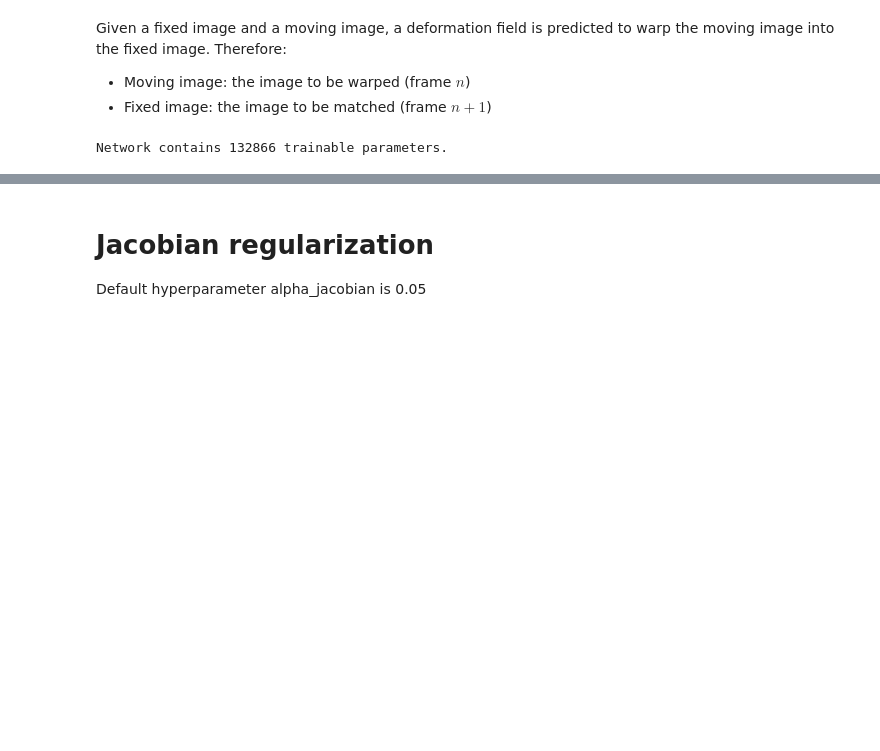
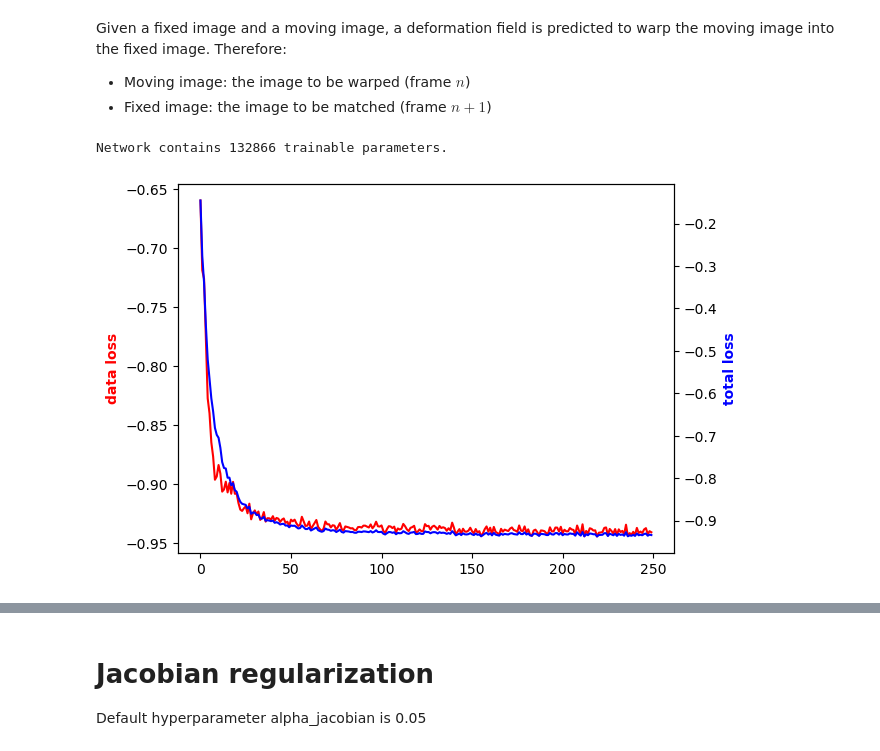
Before and after one commit to matteo-tafuro/IDIR-2D-echocardiograms, a Jupyter notebook: IDIR/CAMUS.ipynb, the cells around one changed output, grey strips where cells are left out. Drawn from its saved outputs; the diff is of its cells as text; code cells hidden in the pictures; blank space fills up the shorter version.

```diff
--- a/IDIR/CAMUS.ipynb
+++ b/IDIR/CAMUS.ipynb
@@ -38,43 +38,52 @@ fixed_img = torch.FloatTensor(fixed_img)
 # %%
 from utils import general
 from models import models
 
 out_dir = "prova"
 
 kwargs = {}
 kwargs["verbose"] = True
-kwargs["save_model"] = True
+kwargs["save_model"] = False
+# kwargs["save_folder"] = os.path.join(out_dir, patient_name + '_' + view)
 
-kwargs["hyper_regularization"] = False # fx the volume computation, the rest should be ok
+kwargs["jacobian_regularization"] = True
+kwargs["alpha_jacobian"] = 0.05 # default is 0.05
 
-kwargs["jacobian_regularization"] = True # this should work. try changing alpha_jacobian
-kwargs["alpha_jacobian"] = 2.5 # default is 0.05
-
-kwargs["bending_regularization"] = True # this should work. try changing alpha_bending
-kwargs["alpha_bending"] = 1 # default is 10
+kwargs["bending_regularization"] = True
+kwargs["alpha_bending"] = 2 # default is 10
 
 kwargs["network_type"] = "SIREN"  # Options are "MLP" and "SIREN"
-kwargs["save_folder"] = os.path.join(out_dir, patient_name + '_' + view)
-kwargs["mask"] = None
-kwargs["batch_size"] = 1000
-kwargs["omega"] = 16
 
-kwargs["epochs"] = 500
+# make a binary map where moving_img > 10
+mask = moving_img > 10
+
+kwargs["mask"] = mask
+kwargs["batch_size"] = 4000
+kwargs["omega"] = 80
+kwargs["epochs"] = 250
+
 
 # if file 'trained_model.pt' exists in the save_folder, the model will be loaded from there
 # otherwise, the model will be trained from scratch
-if os.path.isfile(os.path.join(kwargs["save_folder"], 'trained_model.pt')):
+if kwargs["save_model"] and os.path.isfile(os.path.join(kwargs["save_folder"], 'trained_model.pt')):
     kwargs["network"] = os.path.join(kwargs["save_folder"], 'trained_model.pt')
     ImpReg = models.ImplicitRegistrator(moving_img, fixed_img, **kwargs)
 else:
     ImpReg = models.ImplicitRegistrator(moving_img, fixed_img, **kwargs)
     ImpReg.fit()
 
-    plt.plot(ImpReg.data_loss_list, label='data loss')
-    plt.plot(ImpReg.loss_list, label='total loss')
-    plt.legend()
+    fix, ax = plt.subplots()
+    ax.plot(ImpReg.data_loss_list, color='red')
+    # make the label font bold, see below
+    ax.set_ylabel('data loss', color='red', fontweight='bold')
+    ax2=ax.twinx()
+    # make a plot with different y-axis using second axis object
+    ax2.plot(ImpReg.loss_list, color='blue')
+    ax2.set_ylabel('total loss', color='blue', fontweight='bold')
+    plt.show()
 # %% [output]
 Network contains 132866 trainable parameters.
+[figure, added]
 # %%
 moving_mask = sitk.ReadImage(f'/home/mtarufo/thesis/supervision_by_registration/data/camus/training/{patient_name}/{patient_name}_{view}_ED_gt.mhd')
 moving_mask = sitk.GetArrayFromImage(moving_mask)[0]
```
Also changed, not shown: parts of 7 cells of this notebook, 4 other files.
